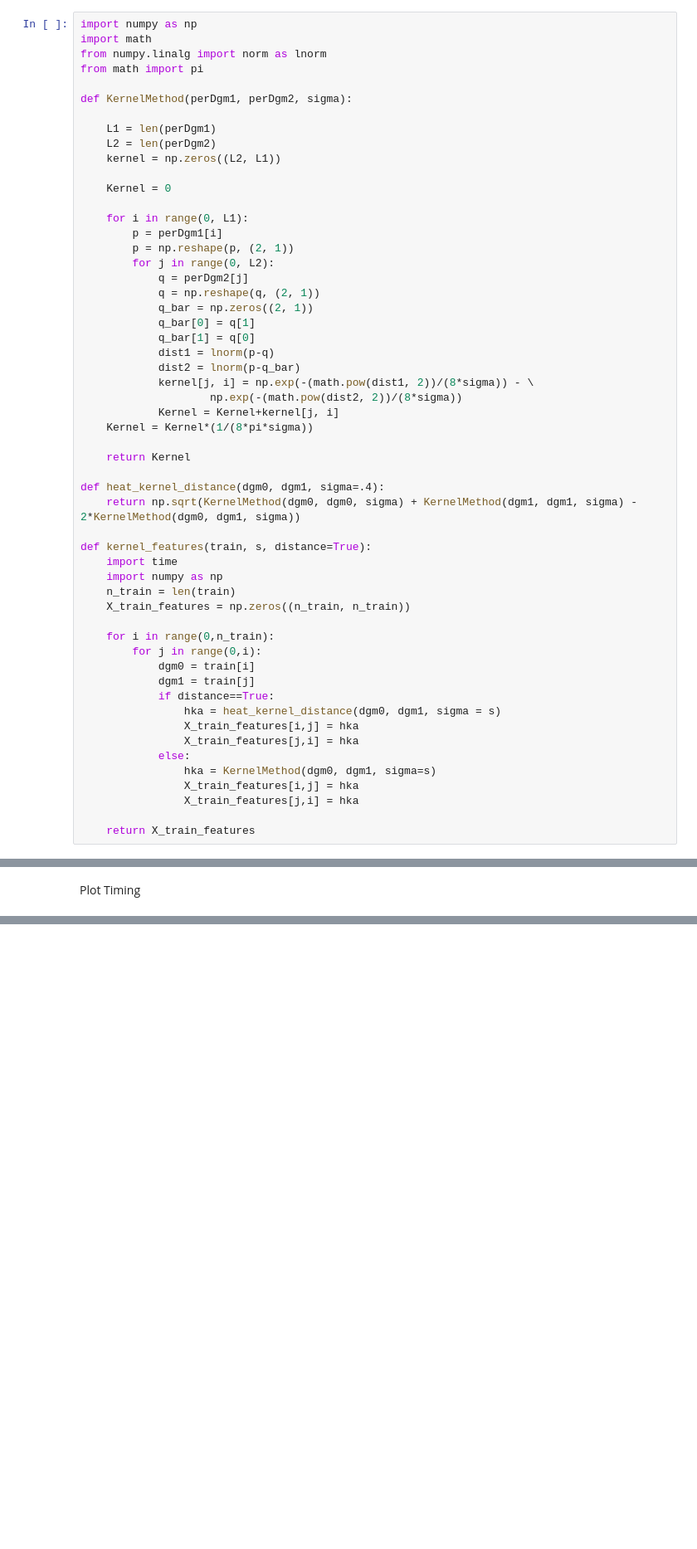
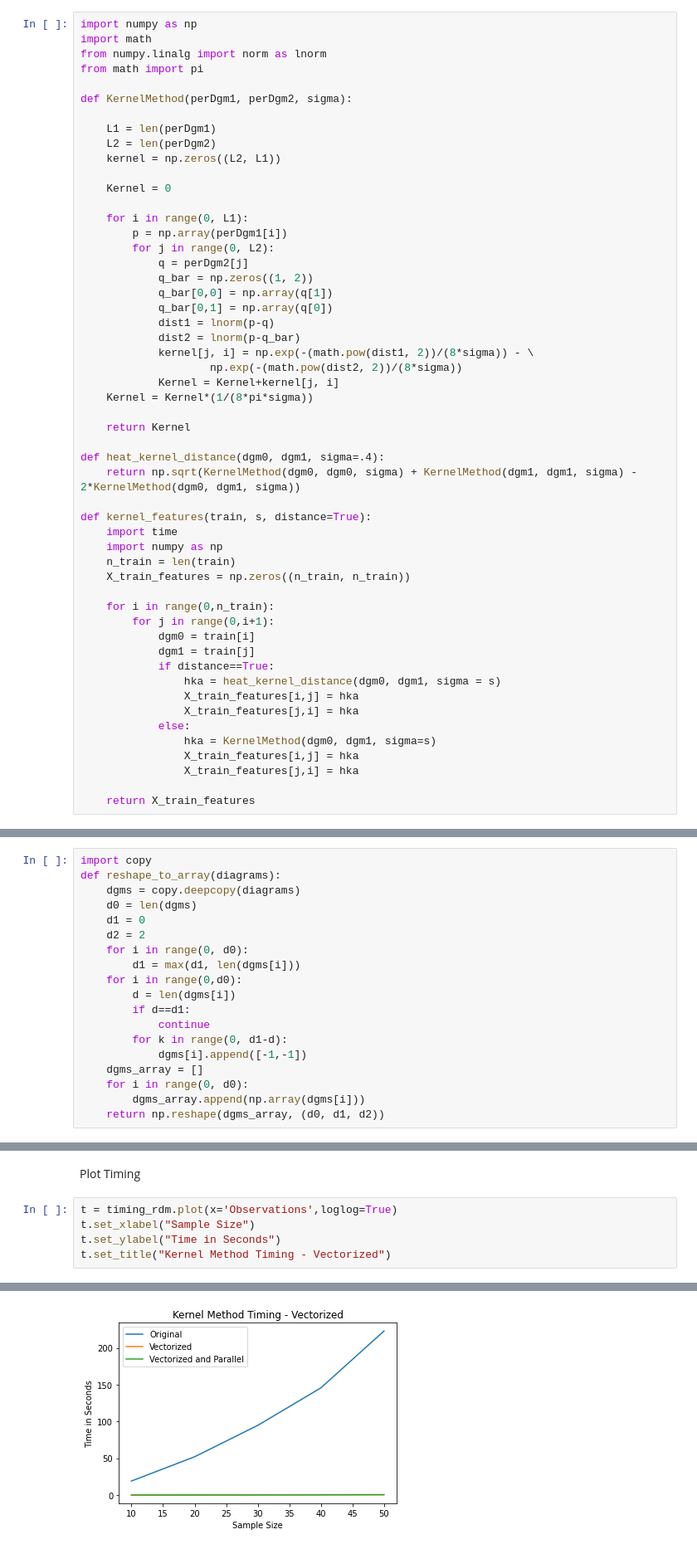
Before and after one commit to TeaspoonTDA/teaspoon, a Jupyter notebook: notebooks/timing/ml_methods_timing_kernel.ipynb, the cells around one changed output, grey strips where cells are left out. Shown at 83% size. Saved outputs shown, nothing was run; the diff lists cells and outputs as text; blank space fills up the shorter version.

```diff
--- a/notebooks/timing/ml_methods_timing_kernel.ipynb
+++ b/notebooks/timing/ml_methods_timing_kernel.ipynb
@@ -108,14 +118,12 @@ def KernelMethod(perDgm1, perDgm2, sigma):
     Kernel = 0
 
     for i in range(0, L1):
-        p = perDgm1[i]
-        p = np.reshape(p, (2, 1))
+        p = np.array(perDgm1[i])
         for j in range(0, L2):
             q = perDgm2[j]
-            q = np.reshape(q, (2, 1))
-            q_bar = np.zeros((2, 1))
-            q_bar[0] = q[1]
-            q_bar[1] = q[0]
+            q_bar = np.zeros((1, 2))
+            q_bar[0,0] = np.array(q[1])
+            q_bar[0,1] = np.array(q[0])
             dist1 = lnorm(p-q)
             dist2 = lnorm(p-q_bar)
             kernel[j, i] = np.exp(-(math.pow(dist1, 2))/(8*sigma)) - \
@@ -135,7 +143,7 @@ def kernel_features(train, s, distance=True):
     X_train_features = np.zeros((n_train, n_train))
 
     for i in range(0,n_train):
-        for j in range(0,i):
+        for j in range(0,i+1):
             dgm0 = train[i]
             dgm1 = train[j]
             if distance==True:
@@ -245,0 +169,19 @@ guvectorize
+# %%
+import copy
+def reshape_to_array(diagrams):
+    dgms = copy.deepcopy(diagrams)
+    d0 = len(dgms)
+    d1 = 0
+    d2 = 2
+    for i in range(0, d0):
+        d1 = max(d1, len(dgms[i]))
+    for i in range(0,d0):
+        d = len(dgms[i])
+        if d==d1:
+            continue
+        for k in range(0, d1-d):
+            dgms[i].append([-1,-1])
+    dgms_array = []
+    for i in range(0, d0):
+        dgms_array.append(np.array(dgms[i]))
+    return np.reshape(dgms_array, (d0, d1, d2))
@@ -417,2 +411,8 @@ Finished gu vectorize
 # %% [markdown]
 Plot Timing
+# %%
+t = timing_rdm.plot(x='Observations',loglog=True)
+t.set_xlabel("Sample Size")
+t.set_ylabel("Time in Seconds")
+t.set_title("Kernel Method Timing - Vectorized")
+# %% [output]
@@ -418,0 +420 @@ Plot Timing
+[figure, added]
```
Also changed, not shown: parts of 28 cells of this notebook, 1 other file.
